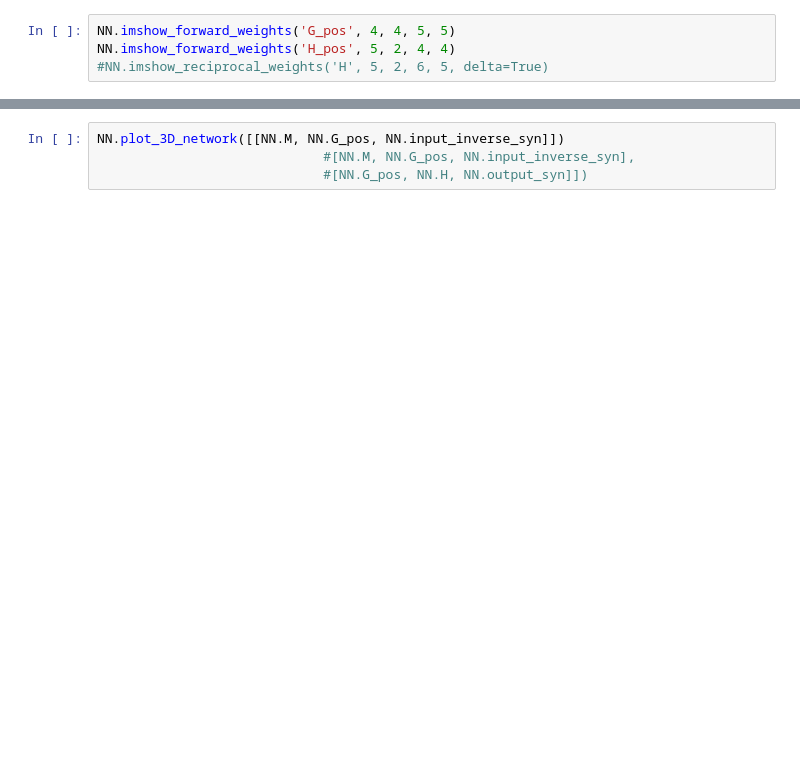
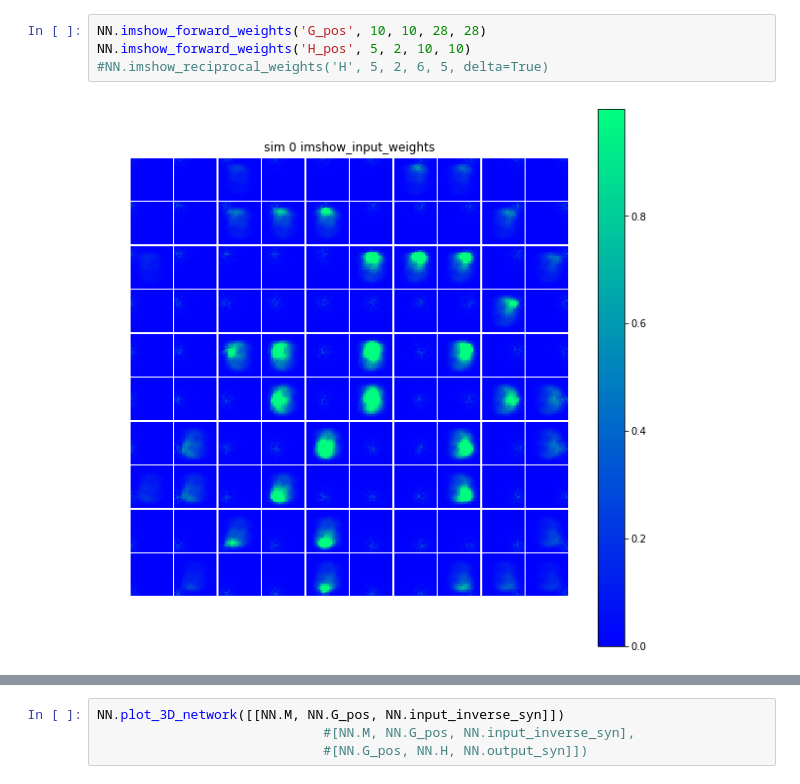
Before and after one commit to Dnekhaev/brian_projects, a Jupyter notebook: SpikingNN/DeepSpatialPerceptron.ipynb, the cells around one changed output, grey strips where cells are left out. Drawn from its saved outputs; the diff is of its cells as text; blank space fills up the shorter version.

```diff
--- a/SpikingNN/DeepSpatialPerceptron.ipynb
+++ b/SpikingNN/DeepSpatialPerceptron.ipynb
@@ -971,4 +1088,6 @@ test
 # %%
-NN.imshow_forward_weights('G_pos', 4, 4, 5, 5)
-NN.imshow_forward_weights('H_pos', 5, 2, 4, 4)
+NN.imshow_forward_weights('G_pos', 10, 10, 28, 28)
+NN.imshow_forward_weights('H_pos', 5, 2, 10, 10)
 #NN.imshow_reciprocal_weights('H', 5, 2, 6, 5, delta=True)
+# %% [output]
+[figure, added]
```
Also changed, not shown: parts of 17 cells of this notebook, 1 other file.
